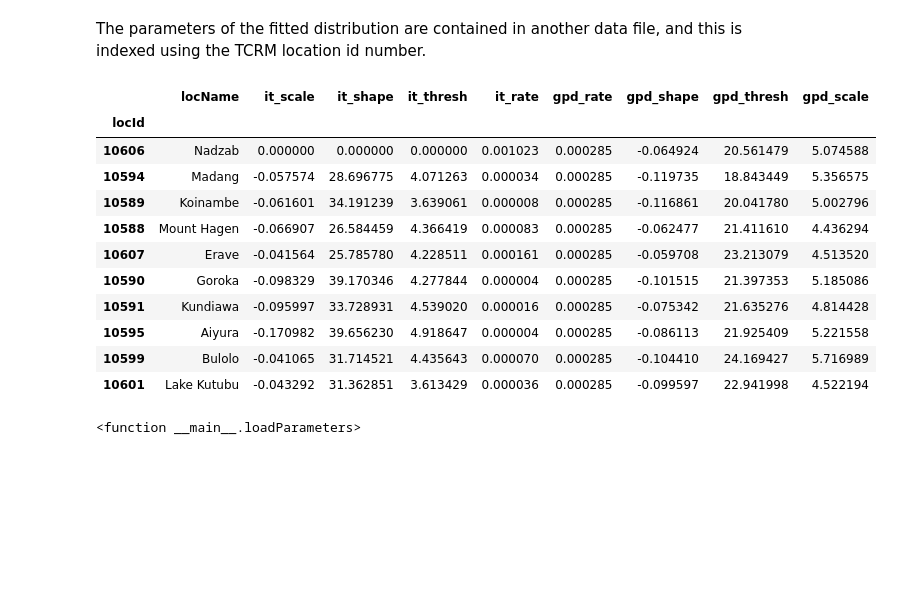
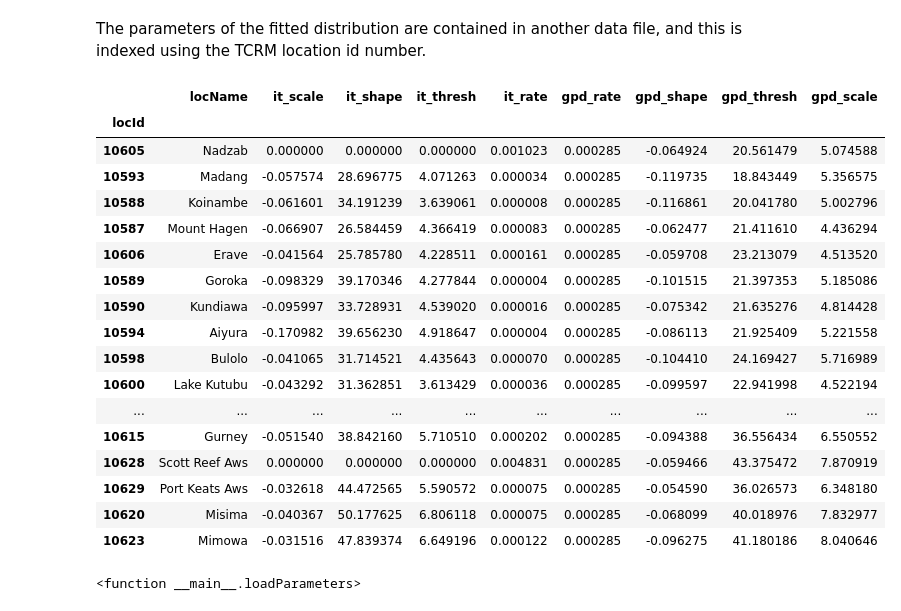
Before and after one commit to GeoscienceAustralia/tcrm, a Jupyter notebook: Comparison of observed and simulated ARI wind speeds.ipynb, the cells around one changed output. Saved outputs shown, nothing was run; the diff lists cells and outputs as text; code cells hidden in the pictures; blank space fills up the shorter version.

```diff
--- a/Comparison of observed and simulated ARI wind speeds.ipynb
+++ b/Comparison of observed and simulated ARI wind speeds.ipynb
@@ -121,22 +137,28 @@ The parameters of the fitted distribution are contained in another data file, an
 # %%
 paramFile = "C:/WorkSpace/data/derived/tc/tcha/parameters.csv"
 paramNames = ['locId', "locName", "it_scale", "it_shape", "it_thresh",
               "it_rate", "gpd_rate", "gpd_shape", "gpd_thresh", "gpd_scale"]
 gpddf = pd.read_csv(paramFile, names=paramNames, skiprows=1, index_col='locId')
-gpddf.head(10)
+gpddf.head(40)
 # %% [output]
 |  | locName | it_scale | it_shape | it_thresh | it_rate | gpd_rate | gpd_shape | gpd_thresh | gpd_scale |
 | locId |  |  |  |  |  |  |  |  |  |
-| 10606 | Nadzab | 0.000000 | 0.000000 | 0.000000 | 0.001023 | 0.000285 | -0.064924 | 20.561479 | 5.074588 |
-| 10594 | Madang | -0.057574 | 28.696775 | 4.071263 | 0.000034 | 0.000285 | -0.119735 | 18.843449 | 5.356575 |
-| 10589 | Koinambe | -0.061601 | 34.191239 | 3.639061 | 0.000008 | 0.000285 | -0.116861 | 20.041780 | 5.002796 |
-| 10588 | Mount Hagen | -0.066907 | 26.584459 | 4.366419 | 0.000083 | 0.000285 | -0.062477 | 21.411610 | 4.436294 |
-| 10607 | Erave | -0.041564 | 25.785780 | 4.228511 | 0.000161 | 0.000285 | -0.059708 | 23.213079 | 4.513520 |
-| 10590 | Goroka | -0.098329 | 39.170346 | 4.277844 | 0.000004 | 0.000285 | -0.101515 | 21.397353 | 5.185086 |
-| 10591 | Kundiawa | -0.095997 | 33.728931 | 4.539020 | 0.000016 | 0.000285 | -0.075342 | 21.635276 | 4.814428 |
-| 10595 | Aiyura | -0.170982 | 39.656230 | 4.918647 | 0.000004 | 0.000285 | -0.086113 | 21.925409 | 5.221558 |
-| 10599 | Bulolo | -0.041065 | 31.714521 | 4.435643 | 0.000070 | 0.000285 | -0.104410 | 24.169427 | 5.716989 |
-| 10601 | Lake Kutubu | -0.043292 | 31.362851 | 3.613429 | 0.000036 | 0.000285 | -0.099597 | 22.941998 | 4.522194 |
+| 10605 | Nadzab | 0.000000 | 0.000000 | 0.000000 | 0.001023 | 0.000285 | -0.064924 | 20.561479 | 5.074588 |
+| 10593 | Madang | -0.057574 | 28.696775 | 4.071263 | 0.000034 | 0.000285 | -0.119735 | 18.843449 | 5.356575 |
+| 10588 | Koinambe | -0.061601 | 34.191239 | 3.639061 | 0.000008 | 0.000285 | -0.116861 | 20.041780 | 5.002796 |
+| 10587 | Mount Hagen | -0.066907 | 26.584459 | 4.366419 | 0.000083 | 0.000285 | -0.062477 | 21.411610 | 4.436294 |
+| 10606 | Erave | -0.041564 | 25.785780 | 4.228511 | 0.000161 | 0.000285 | -0.059708 | 23.213079 | 4.513520 |
+| 10589 | Goroka | -0.098329 | 39.170346 | 4.277844 | 0.000004 | 0.000285 | -0.101515 | 21.397353 | 5.185086 |
+| 10590 | Kundiawa | -0.095997 | 33.728931 | 4.539020 | 0.000016 | 0.000285 | -0.075342 | 21.635276 | 4.814428 |
+| 10594 | Aiyura | -0.170982 | 39.656230 | 4.918647 | 0.000004 | 0.000285 | -0.086113 | 21.925409 | 5.221558 |
+| 10598 | Bulolo | -0.041065 | 31.714521 | 4.435643 | 0.000070 | 0.000285 | -0.104410 | 24.169427 | 5.716989 |
+| 10600 | Lake Kutubu | -0.043292 | 31.362851 | 3.613429 | 0.000036 | 0.000285 | -0.099597 | 22.941998 | 4.522194 |
+| ... | ... | ... | ... | ... | ... | ... | ... | ... | ... |
+| 10615 | Gurney | -0.051540 | 38.842160 | 5.710510 | 0.000202 | 0.000285 | -0.094388 | 36.556434 | 6.550552 |
+| 10628 | Scott Reef Aws | 0.000000 | 0.000000 | 0.000000 | 0.004831 | 0.000285 | -0.059466 | 43.375472 | 7.870919 |
+| 10629 | Port Keats Aws | -0.032618 | 44.472565 | 5.590572 | 0.000075 | 0.000285 | -0.054590 | 36.026573 | 6.348180 |
+| 10620 | Misima | -0.040367 | 50.177625 | 6.806118 | 0.000075 | 0.000285 | -0.068099 | 40.018976 | 7.832977 |
+| 10623 | Mimowa | -0.031516 | 47.839374 | 6.649196 | 0.000122 | 0.000285 | -0.096275 | 41.180186 | 8.040646 |
 # %%
 def plotObservedHazard(locId, ax):
     obsdf = loadObservations(locId)
```
Also changed, not shown: parts of 6 cells of this notebook, 2 other files.
